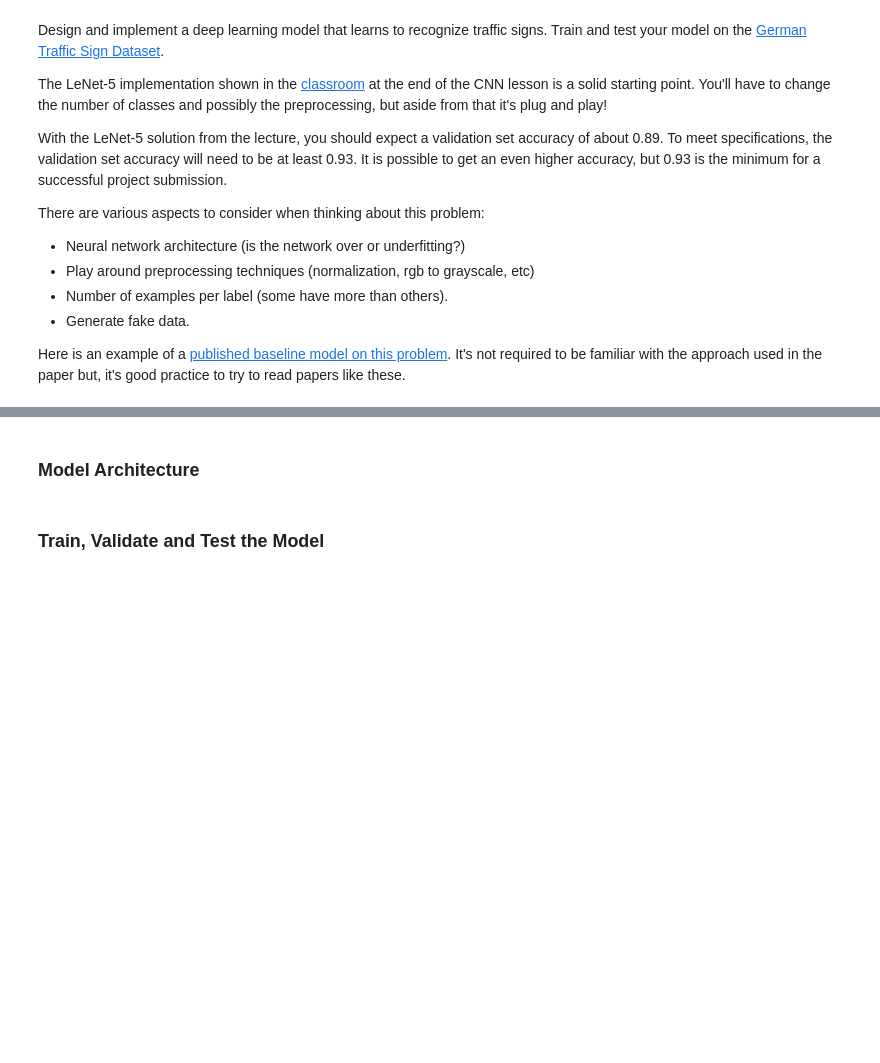
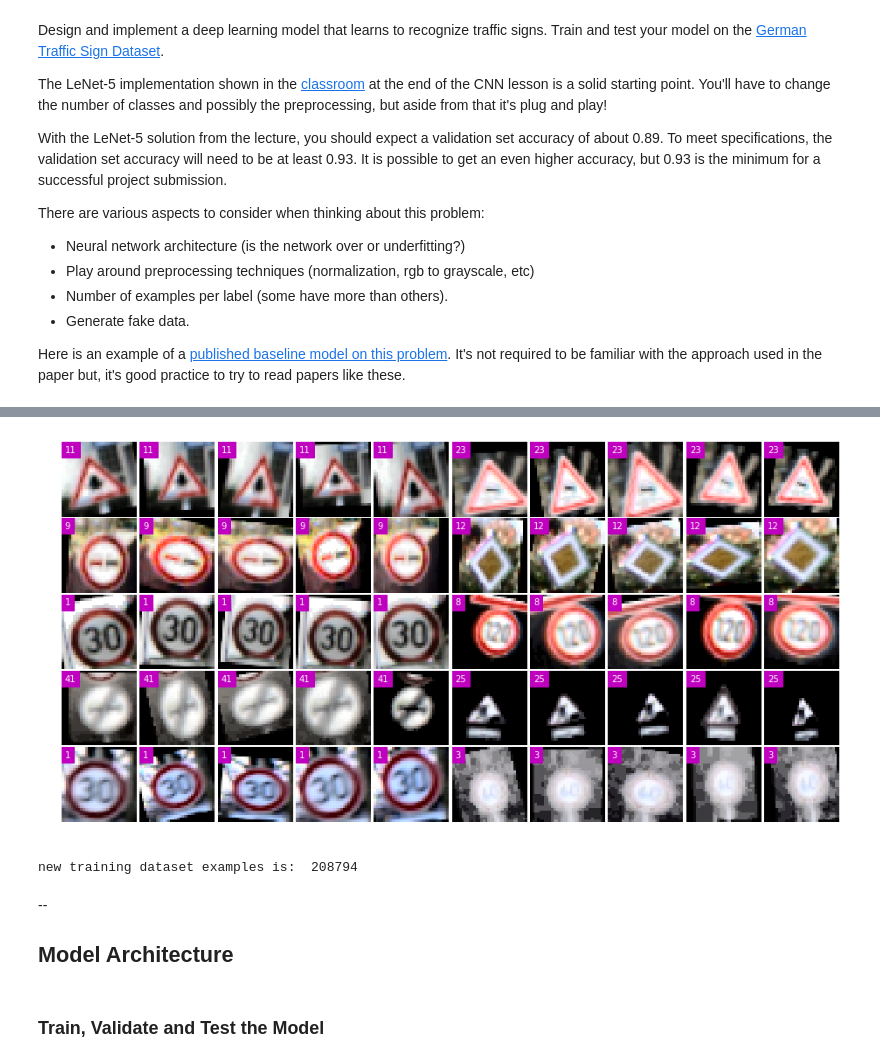
Before and after one commit to hapuhundre/Traffic_Sign_Classifier, a Jupyter notebook: Traffic_Sign_Classifier.ipynb, the cells around one changed output, grey strips where cells are left out. Drawn from its saved outputs; the diff is of its cells as text; code cells hidden in the pictures; blank space fills up the shorter version.

```diff
--- a/Traffic_Sign_Classifier.ipynb
+++ b/Traffic_Sign_Classifier.ipynb
@@ -230,0 +259,6 @@ float64
+# %%
+### Pre-process the Data Set (normalization, grayscale, etc.)
+proc_images = images_process(aug_images)
+plot_images(proc_images+0.5, aug_labels, 5, 10) # to make [-0.5 0.5] to [0, 1.0], and better visiable
+# %% [output]
+[figure, added]
@@ -230,0 +268,7 @@ float64
+# %%
+X_train = np.concatenate((X_train, aug_X_train), axis=0)
+y_train = np.concatenate((y_train, aug_y_train), axis=0)
+
+print("new training dataset examples is: ", y_train.shape[0])
+# %% [output]
+new training dataset examples is:  208794
@@ -231,2 +280,4 @@ float64
 # %% [markdown]
-### Model Architecture
+--
+
+## Model Architecture
```
Also changed, not shown: parts of 26 cells of this notebook, 3 other files.
